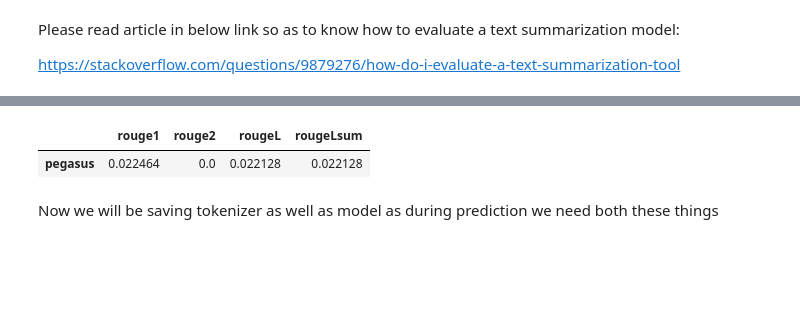
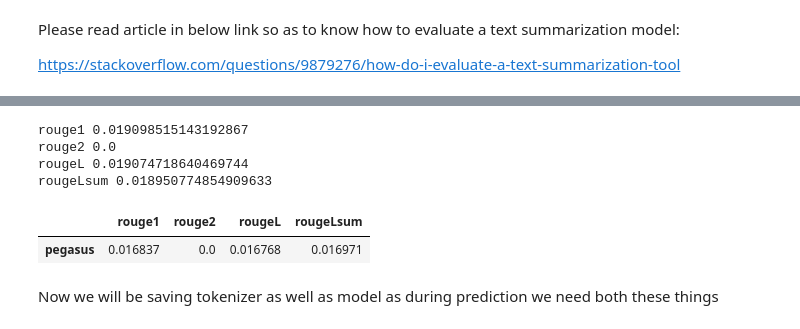
Before and after one commit to srivanoo21/Text_Summarizer_01, a Jupyter notebook: research/Text_Summarization_01.ipynb, the cells around one changed output, grey strips where cells are left out. Drawn from its saved outputs; the diff is of its cells as text; code cells hidden in the pictures; blank space fills up the shorter version.

```diff
--- a/research/Text_Summarization_01.ipynb
+++ b/research/Text_Summarization_01.ipynb
@@ -203,0 +387,3 @@ TrainOutput(global_step=51, training_loss=2.9592446719898895, metrics={'train_ru
+# %%
+for s in summaries:
+  print(1)
@@ -203,0 +392,3 @@ TrainOutput(global_step=51, training_loss=2.9592446719898895, metrics={'train_ru
+# %%
+decoded_summaries = [tokenizer.decode(s, skip_special_tokens=True, clean_up_tokenization_spaces=True) for s in summaries]
+print(decoded_summaries)
@@ -251,3 +480,13 @@ https://stackoverflow.com/questions/9879276/how-do-i-evaluate-a-text-summarizati
 # %%
 rouge_names = ["rouge1", "rouge2", "rougeL", "rougeLsum"]
 rouge_metric = load_metric('rouge')
+# %%
+''' Here we can see that we are getting below low, mid and high for below rouge score type:
+ - rouge1
+ - rouge2
+ - rougeL
+ - rougeLsum
+'''
+
+score = compute_metric(rouge_metric, trainer.model, tokenizer)
+score
@@ -254,15 +498,27 @@ rouge_metric = load_metric('rouge')
+# %%
+for rn in rouge_names:
+  print(rn, score[rn].mid.fmeasure)
+# %% [output]
+rouge1 0.019098515143192867
+rouge2 0.0
+rougeL 0.019074718640469744
+rougeLsum 0.018950774854909633
 # %%
+'''Here we can see that the metrics which was calculated above for low, mid and high is captured as a dataframe for below types:
+  - rouge1
+  - rouge2
+  - rougeL
+  - rougeLsum
+'''
 
-score = calculate_metric_on_test_ds(
-    dataset_samsum['test'][0:10], rouge_metric, trainer.model, tokenizer, batch_size = 2, column_text = 'dialogue', column_summary= 'summary'
-)
+score = compute_metric(rouge_metric, trainer.model, tokenizer)
 
 rouge_dict = dict((rn, score[rn].mid.fmeasure ) for rn in rouge_names )
 
 pd.DataFrame(rouge_dict, index = [f'pegasus'] )
 # %% [output]
 |  | rouge1 | rouge2 | rougeL | rougeLsum |
-| pegasus | 0.022464 | 0.0 | 0.022128 | 0.022128 |
+| pegasus | 0.016837 | 0.0 | 0.016768 | 0.016971 |
 # %% [markdown]
 Now we will be saving tokenizer as well as model as during prediction we need both these things
 # %%
```
Also changed, not shown: parts of 32 cells of this notebook, 13 other files.
